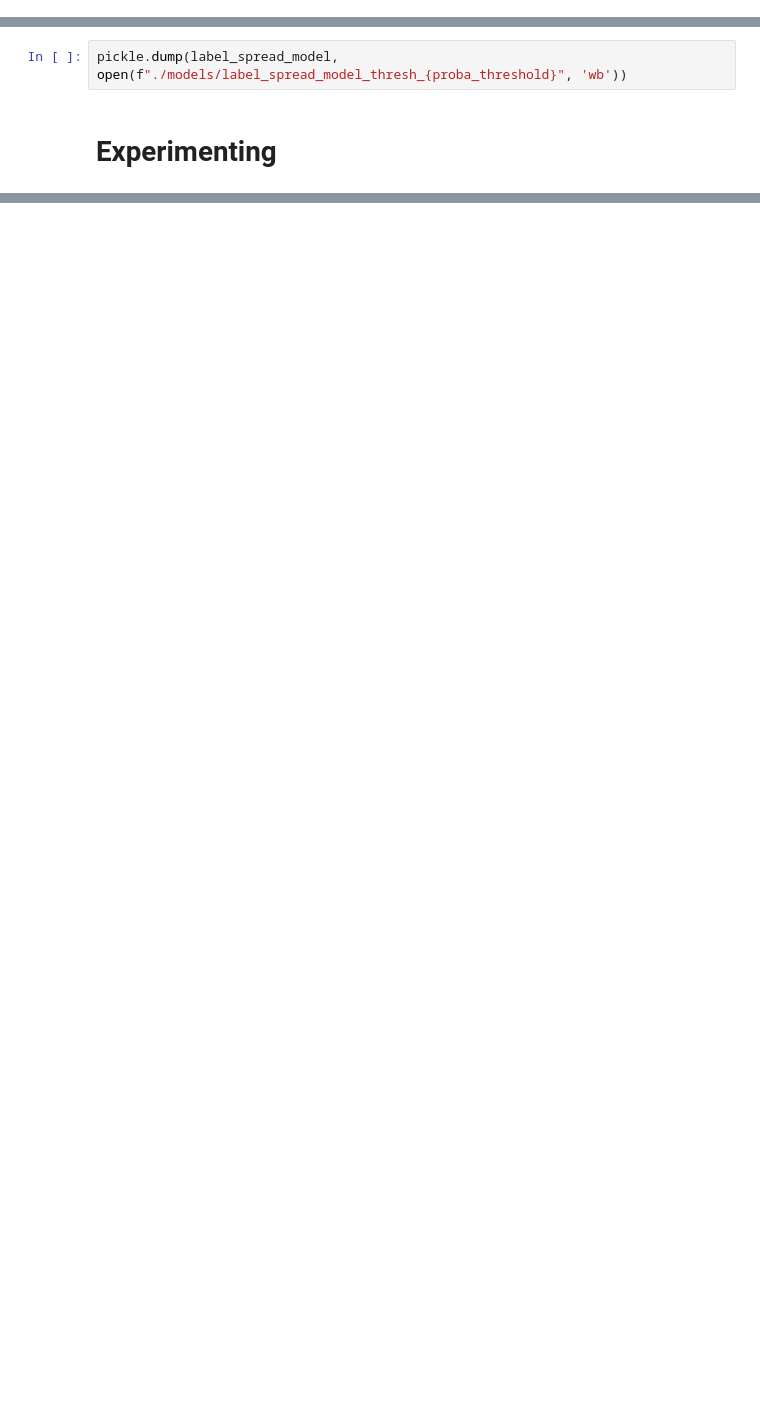
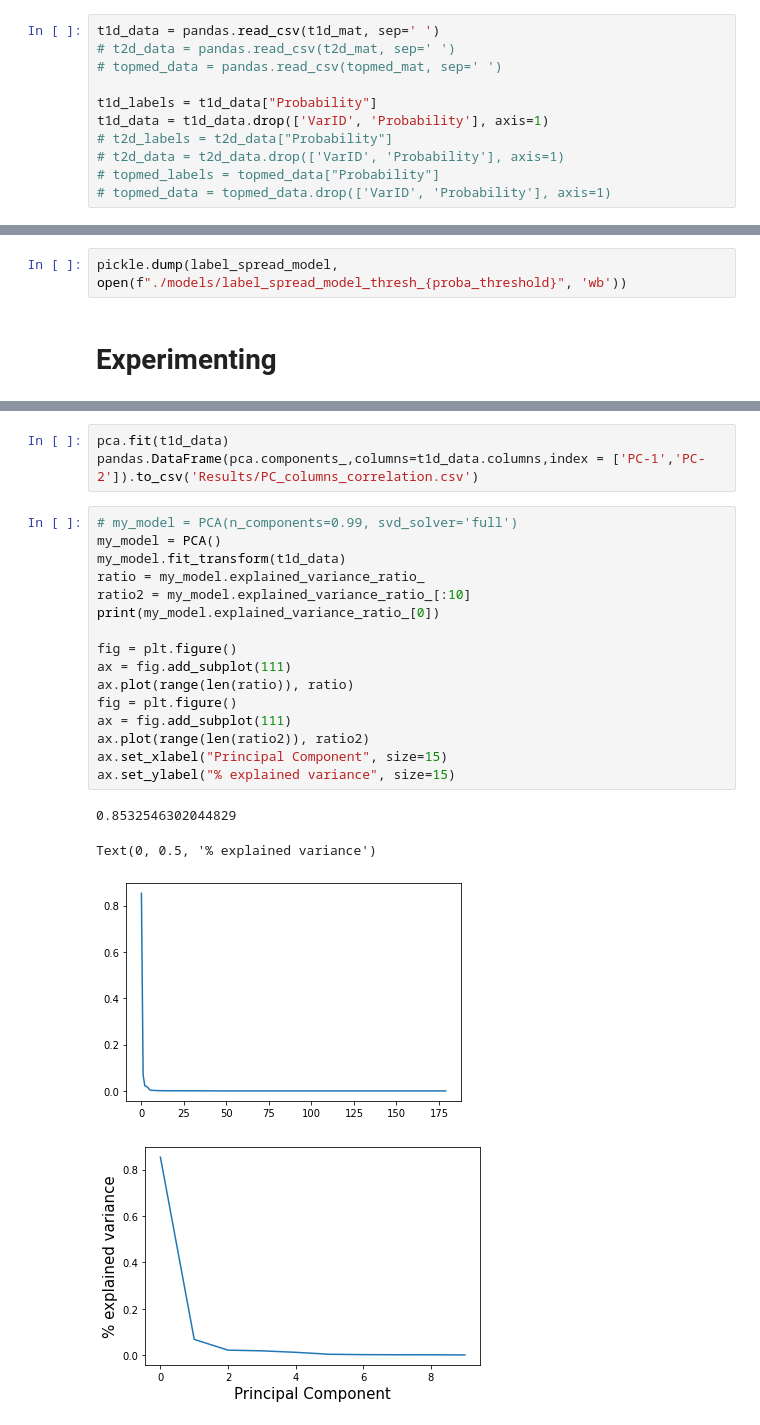
Before and after one commit to sshaul/variant-modeling, a Jupyter notebook: variant_modeling.ipynb, the cells around one changed output, grey strips where cells are left out. Saved outputs shown, nothing was run; the diff lists cells and outputs as text; blank space fills up the shorter version.

```diff
--- a/variant_modeling.ipynb
+++ b/variant_modeling.ipynb
@@ -41,0 +23,11 @@ data = data.drop(['variant_id', 'probability'], axis=1)
+# %%
+t1d_data = pandas.read_csv(t1d_mat, sep=' ')
+# t2d_data = pandas.read_csv(t2d_mat, sep=' ')
+# topmed_data = pandas.read_csv(topmed_mat, sep=' ')
+
+t1d_labels = t1d_data["Probability"]
+t1d_data = t1d_data.drop(['VarID', 'Probability'], axis=1)
+# t2d_labels = t2d_data["Probability"]
+# t2d_data = t2d_data.drop(['VarID', 'Probability'], axis=1)
+# topmed_labels = topmed_data["Probability"]
+# topmed_data = topmed_data.drop(['VarID', 'Probability'], axis=1)
@@ -155,0 +232,24 @@ array([0.99910241, 0.99883314, 0.99923705, 0.99941657, 0.99928193])
+# %%
+pca.fit(t1d_data)
+pandas.DataFrame(pca.components_,columns=t1d_data.columns,index = ['PC-1','PC-2']).to_csv('Results/PC_columns_correlation.csv')
+# %%
+# my_model = PCA(n_components=0.99, svd_solver='full')
+my_model = PCA()
+my_model.fit_transform(t1d_data)
+ratio = my_model.explained_variance_ratio_
+ratio2 = my_model.explained_variance_ratio_[:10]
+print(my_model.explained_variance_ratio_[0])
+
+fig = plt.figure()
+ax = fig.add_subplot(111)
+ax.plot(range(len(ratio)), ratio)
+fig = plt.figure()
+ax = fig.add_subplot(111)
+ax.plot(range(len(ratio2)), ratio2)
+ax.set_xlabel("Principal Component", size=15)
+ax.set_ylabel("% explained variance", size=15)
+# %% [output]
+0.8532546302044829
+Text(0, 0.5, '% explained variance')
+[figure, added]
+[figure, added]
```
Also changed, not shown: parts of 58 cells of this notebook.
